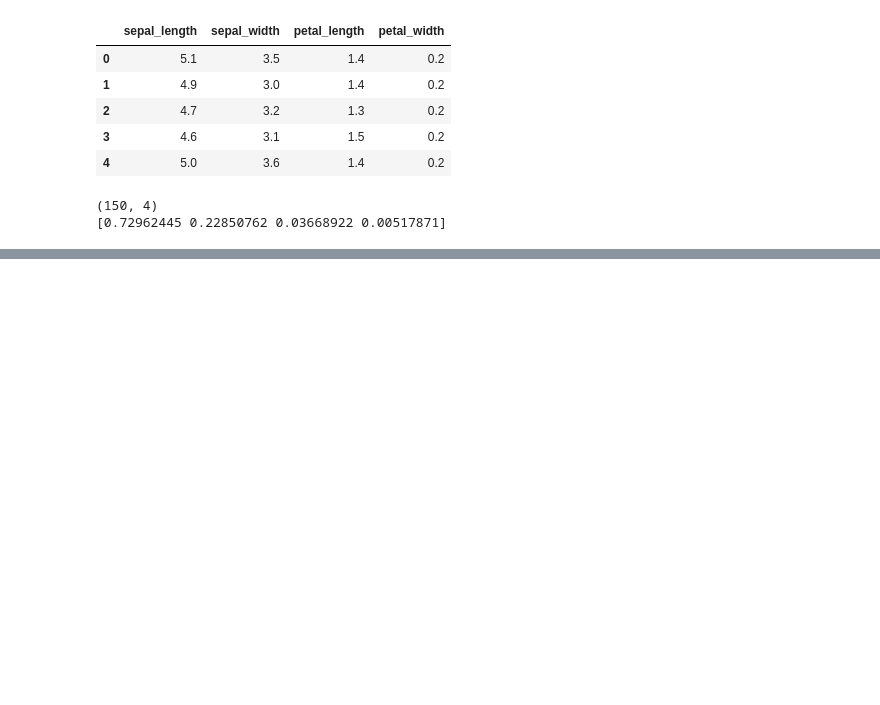
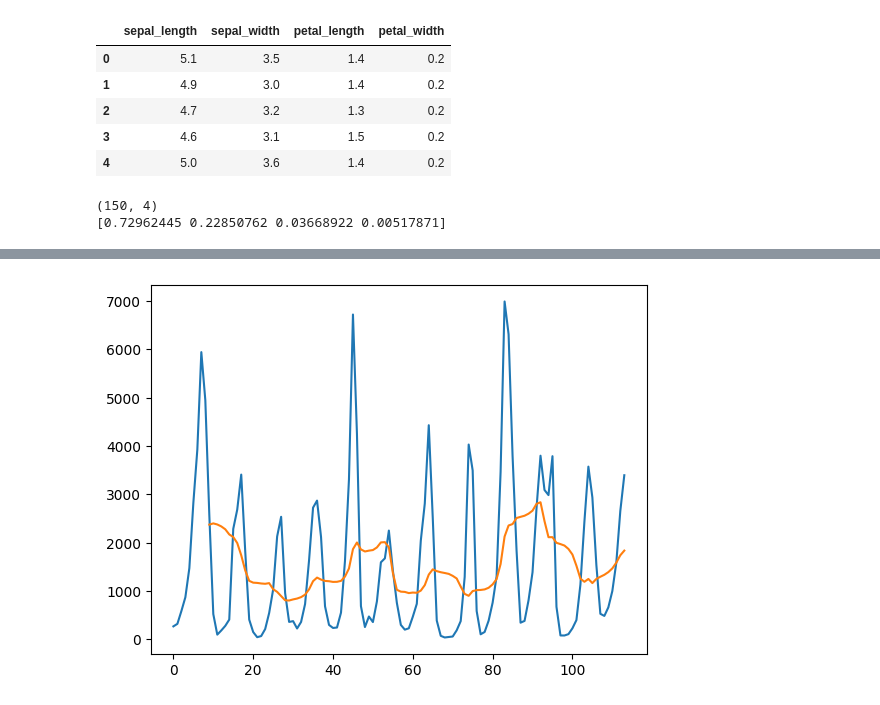
Before and after one commit to Minwoo0206/Engineer_BDA, a Jupyter notebook: EDA.ipynb, the cells around one changed output, grey strips where cells are left out. Cells and saved outputs as stored; diff of their text form; code cells hidden in the pictures; blank space fills up the shorter version.

```diff
--- a/EDA.ipynb
+++ b/EDA.ipynb
@@ -449,0 +649,5 @@ print(pca.explained_variance_ratio_)
+# %%
+df = pd.read_csv("https://raw.githubusercontent.com/YoungjinBD/dataset/main/lynx.csv")
+
+print(df.head(10))
+print(df.describe())
@@ -449,0 +675,10 @@ print(pca.explained_variance_ratio_)
+# %%
+# 단순이동평균(Simple Moving Average)
+
+df['sma'] = df['value'].rolling(10).mean()
+
+plt.plot(df['value'])
+plt.plot(df['sma'])
+plt.show()
+# %% [output]
+[figure, added]
```
Also changed, not shown: parts of 27 cells of this notebook.
